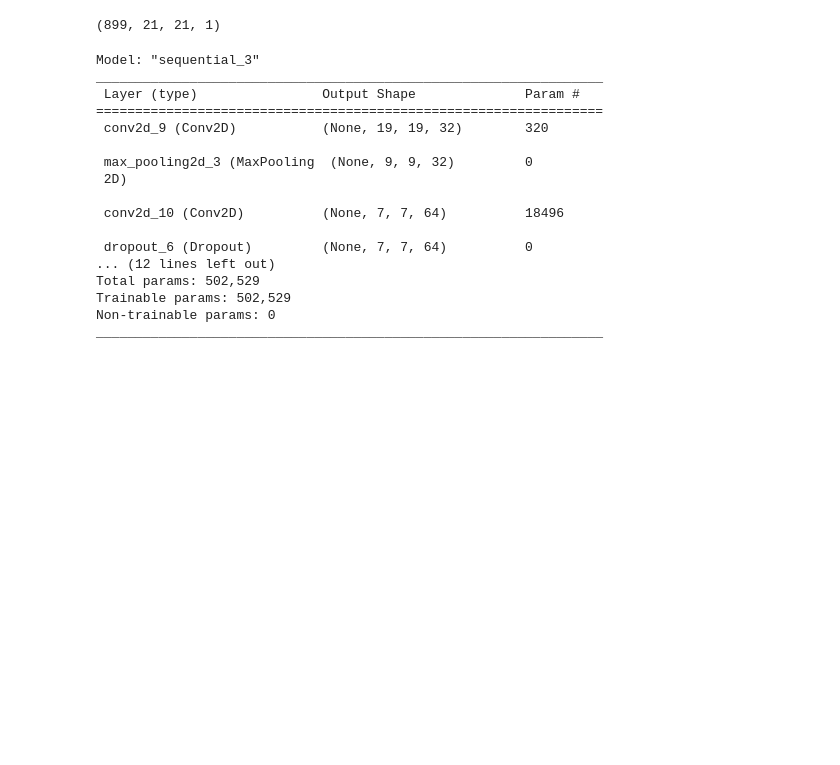
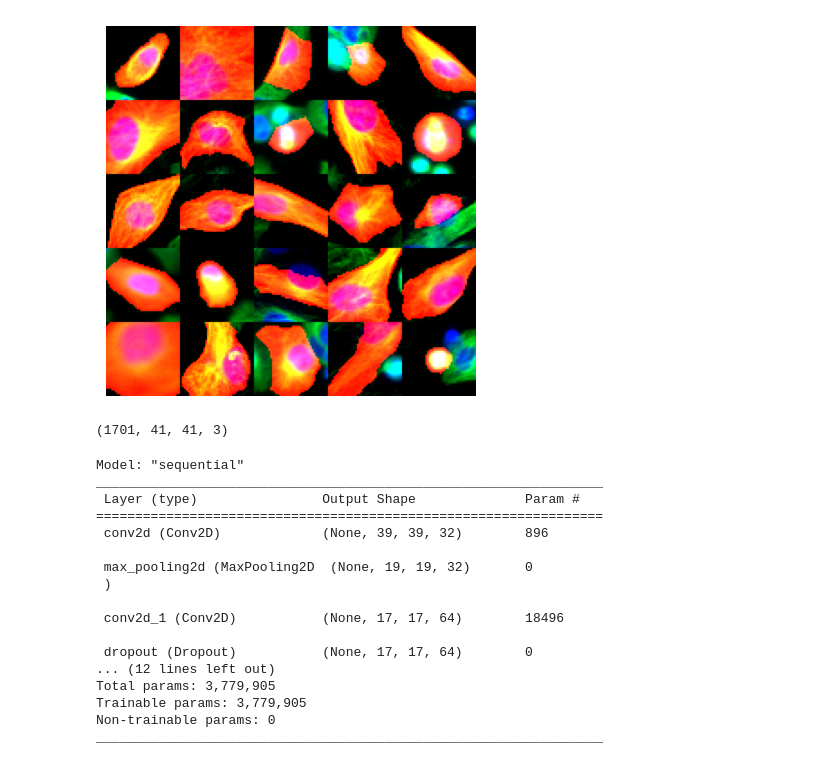
Before and after one commit to HocheggerLab/Mitotic-Release, a Jupyter notebook: MI_Classification/CNN_Training/Model_gen.ipynb, the cells around one changed output. Saved outputs shown, nothing was run; the diff lists cells and outputs as text; code cells hidden in the pictures; blank space fills up the shorter version.

```diff
--- a/MI_Classification/CNN_Training/Model_gen.ipynb
+++ b/MI_Classification/CNN_Training/Model_gen.ipynb
@@ -80,0 +116,32 @@ Saving figure MI_gallery
+# %%
+def plot_digits_3(sample, images_per_row=5, **options):
+    # Get the shape of the individual images
+    img_shape = sample[0].shape
+    height, width = img_shape[:2]
+    # Calculate the number of rows needed to display all the images
+    n_rows = (len(sample) - 1) // images_per_row + 1
+    # Calculate the number of empty image slots needed to complete the last row
+    n_empty = n_rows * images_per_row - len(sample)
+    # Create a batch of processed images to display
+    images = []
+    for image in sample:
+        percentiles = np.percentile(image, (1, 99))
+        scaled=exposure.rescale_intensity(image, in_range=tuple(percentiles))
+        # plt.imshow(scaled)
+        # plt.show()
+        # scaled[:,:,0]=np.zeros((41, 41))
+        images.append(scaled)
+    # Add empty images to the batch to complete the last row
+    images.append(np.zeros((height, width * n_empty)))
+    # Concatenate the images in each row
+    row_images = []
+    for row in range(n_rows):
+        rimages = images[row * images_per_row : (row + 1) * images_per_row]
+
+        row_images.append(np.concatenate(rimages, axis=1))
+    # Concatenate the rows to create the final image
+    image = np.concatenate(row_images, axis=0)
+    # # Display the final image
+    plt.imshow(image, **options)
+    plt.axis("off")
+    plt.show()
@@ -81,8 +154,13 @@ Saving figure MI_gallery
+# %%
+plot_digits_3(sample, images_per_row=5)
+# save_fig('MI_gallery')
+# %% [output]
+[figure, added]
 # %%
 X_train, X_test, y_train, y_test = train_test_split(X, y, test_size=0.2, random_state=42)
-X_train.shape
+X_test.shape
 # %% [output]
-(899, 21, 21, 1)
+(1701, 41, 41, 3)
 # %%
 # # initialize standard scaler
 # ss = StandardScaler()
@@ -104,7 +182,7 @@ X_train.shape
 # define model as Sequential
 model = Sequential()
 # first convolutional layer with 32 filters
-model.add(Conv2D(32, kernel_size=(3, 3), activation='relu', input_shape=[21,21,1]))
+model.add(Conv2D(32, kernel_size=(3, 3), activation='relu', input_shape=[41,41,3]))
 # reduce dimensionality through max pooling
 model.add(MaxPooling2D(pool_size=(2,2)))
 # add a second 2D convolutional layer with 64 filters
@@ -123,21 +201,21 @@ model.add(Dense(1, activation='sigmoid', name='preds'))
 # show model summary
 model.summary()
 # %% [output]
-Model: "sequential_3"
+Model: "sequential"
 _________________________________________________________________
  Layer (type)                Output Shape              Param #
 =================================================================
- conv2d_9 (Conv2D)           (None, 19, 19, 32)        320
+ conv2d (Conv2D)             (None, 39, 39, 32)        896
 
- max_pooling2d_3 (MaxPooling  (None, 9, 9, 32)         0
- 2D)
+ max_pooling2d (MaxPooling2D  (None, 19, 19, 32)       0
+ )
 
- conv2d_10 (Conv2D)          (None, 7, 7, 64)          18496
+ conv2d_1 (Conv2D)           (None, 17, 17, 64)        18496
 
- dropout_6 (Dropout)         (None, 7, 7, 64)          0
+ dropout (Dropout)           (None, 17, 17, 64)        0
 ... (12 lines left out)
-Total params: 502,529
-Trainable params: 502,529
+Total params: 3,779,905
+Trainable params: 3,779,905
 Non-trainable params: 0
 _________________________________________________________________
 # %%
```
Also changed, not shown: parts of 19 cells of this notebook.
